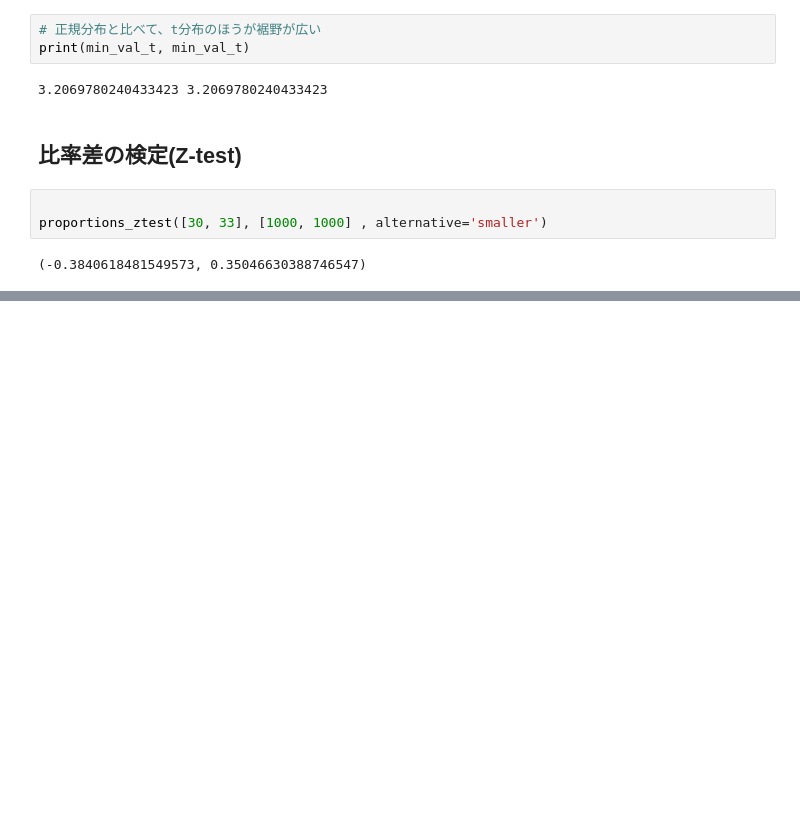
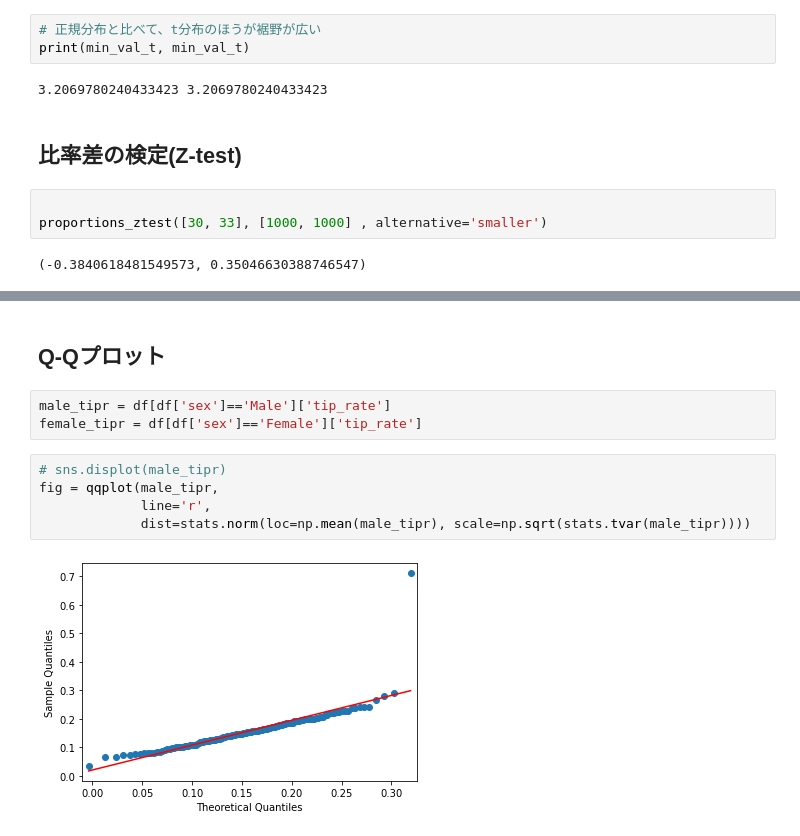
Before and after one commit to pajannat/my-learning, a Jupyter notebook: Kame_Udemy_StatsCourse/statistics.ipynb, the cells around one changed output, grey strips where cells are left out. Saved outputs shown, nothing was run; the diff lists cells and outputs as text; blank space fills up the shorter version.

```diff
--- a/Kame_Udemy_StatsCourse/statistics.ipynb
+++ b/Kame_Udemy_StatsCourse/statistics.ipynb
@@ -770,0 +846,12 @@ proportions_ztest([30, 33], [1000, 1000] , alternative='smaller')
+# %% [markdown]
+## Q-Qプロット
+# %%
+male_tipr = df[df['sex']=='Male']['tip_rate']
+female_tipr = df[df['sex']=='Female']['tip_rate']
+# %%
+# sns.displot(male_tipr)
+fig = qqplot(male_tipr,
+             line='r',
+             dist=stats.norm(loc=np.mean(male_tipr), scale=np.sqrt(stats.tvar(male_tipr))))
+# %% [output]
+[figure, added]
```
Also changed, not shown: parts of 60 cells of this notebook.
